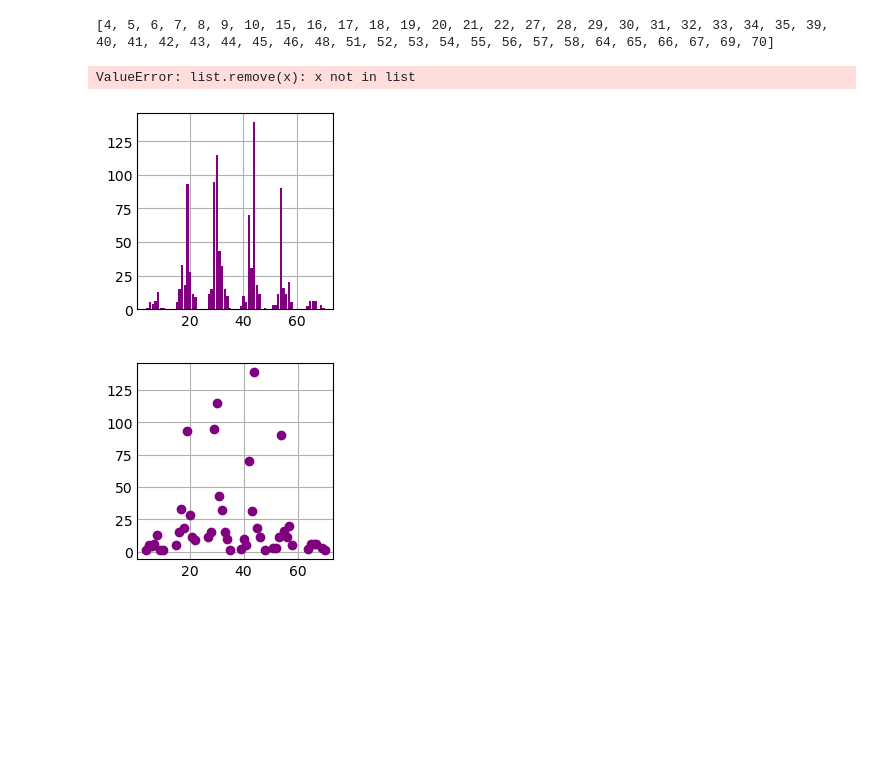
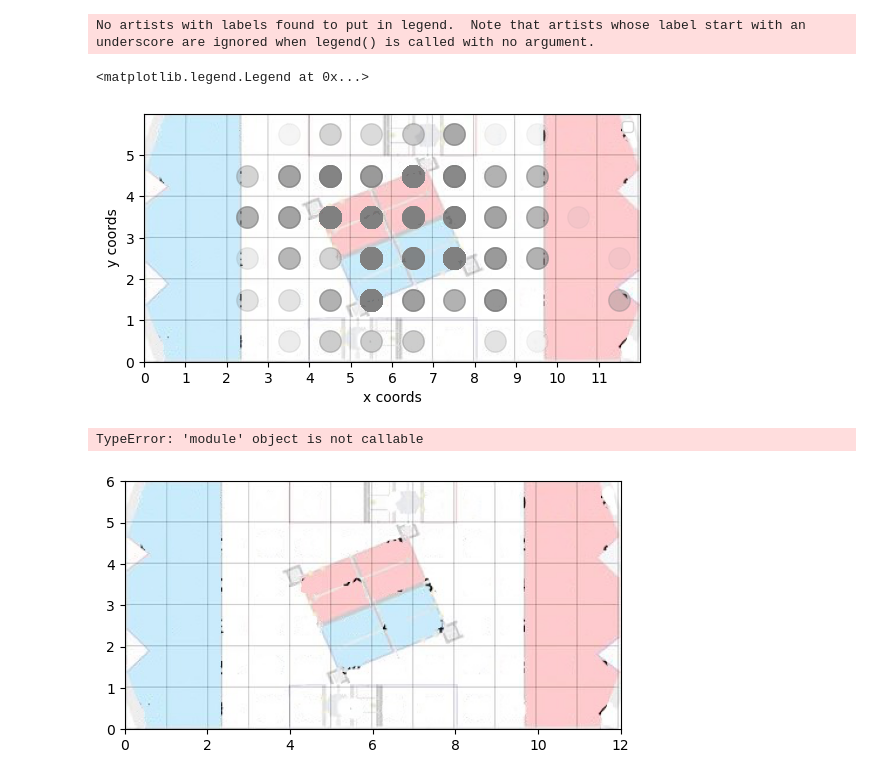
Before and after one commit to Team3176/DataAnalysis_2023, a Jupyter notebook: 4.heatmapTippe/heatmap.ipynb, the cells around one changed output. Cells and saved outputs as stored; diff of their text form; code cells hidden in the pictures; blank space fills up the shorter version.

Commit message:
Amy triumphantly produces a heat map, but a greater foe endures: RANDOM COLORS!

```diff
--- a/4.heatmapTippe/heatmap.ipynb
+++ b/4.heatmapTippe/heatmap.ipynb
@@ -16,7 +19,7 @@ hs = heat_temp.convert_dtypes('str')
 hs.dropna()
 r = 0
 vals = []
-while r < 299:
+while r < len(hs):
     pin = hs.iat[r, 0]
     vals.append(pin)
     r = r + 1
@@ -27,47 +30,6 @@ for h in hmi:
     parse = h
     for p in parse:
         all.append(p)
-all.sort()
+#all.sort()
 
-qs = []
-for q in all:
-    if q not in qs:
-        qs.append(q)
-print(qs)
-
-freq = []
-a = 0
-while a < 299:
-    each = all.count(a)
-    freq.append(each)
-    a = a + 1
-f = 0
-while f < 252:
-    freq.remove(0)
-    f = f + 1
-print(freq)
+print(all)
-# %% [output]
-[4, 5, 6, 7, 8, 9, 10, 15, 16, 17, 18, 19, 20, 21, 22, 27, 28, 29, 30, 31, 32, 33, 34, 35, 39, 40, 41, 42, 43, 44, 45, 46, 48, 51, 52, 53, 54, 55, 56, 57, 58, 64, 65, 66, 67, 69, 70]
-ValueError: list.remove(x): x not in list
-# %%
-fig, ax = plt.subplots()
-
-x = qs
-y = freq
-ax.bar(x, y, color="purple")
-
-plt.show()
-# %% [output]
-[figure, removed]
-# %%
-plt.style.use('_mpl-gallery')
-
-x = qs
-y = freq
-
-fig, ax = plt.subplots()
-ax.scatter(x, y, c="purple")
-
-plt.show()
-# %% [output]
-[figure, removed]
@@ -73,0 +97,28 @@ plt.show()
+# %%
+img = mping.imread('FLK Correct.JPG')
+fig, ax = plt.subplots()
+ax.imshow(img, extent = [0, 12, 0, 6])
+
+ax.scatter(x_val, y_val, 240, c="grey", alpha=0.075)
+ax.set(xlim=(0,12), xticks=np.arange(0,12), ylim=(0,6), yticks=np.arange(0,6))
+ax.set_xlabel("x coords")
+ax.set_ylabel("y coords")
+ax.legend()
+# %% [output]
+No artists with labels found to put in legend.  Note that artists whose label start with an underscore are ignored when legend() is called with no argument.
+<matplotlib.legend.Legend at 0x...>
+[figure, added]
+# %%
+img = mping.imread('FLK Correct.JPG')
+c = ["red", "orange", "yellow", "green", "blue", "purple"]
+fig, ax = plt.subplots()
+ax.imshow(img, extent = [0, 12, 0, 6])
+
+ax.scatter(x_val, y_val, 240, c=np.random(mpl.colors.Colormap('hsv', 256)), alpha=0.005)
+ax.set(xlim=(0,12), xticks=np.arange(0,12), ylim=(0,6), yticks=np.arange(0,6))
+ax.set_xlabel("x coords")
+ax.set_ylabel("y coords")
+ax.legend()
+# %% [output]
+TypeError: 'module' object is not callable
+[figure, added]
```
Also changed, not shown: parts of 2 cells of this notebook, 1 other file.
